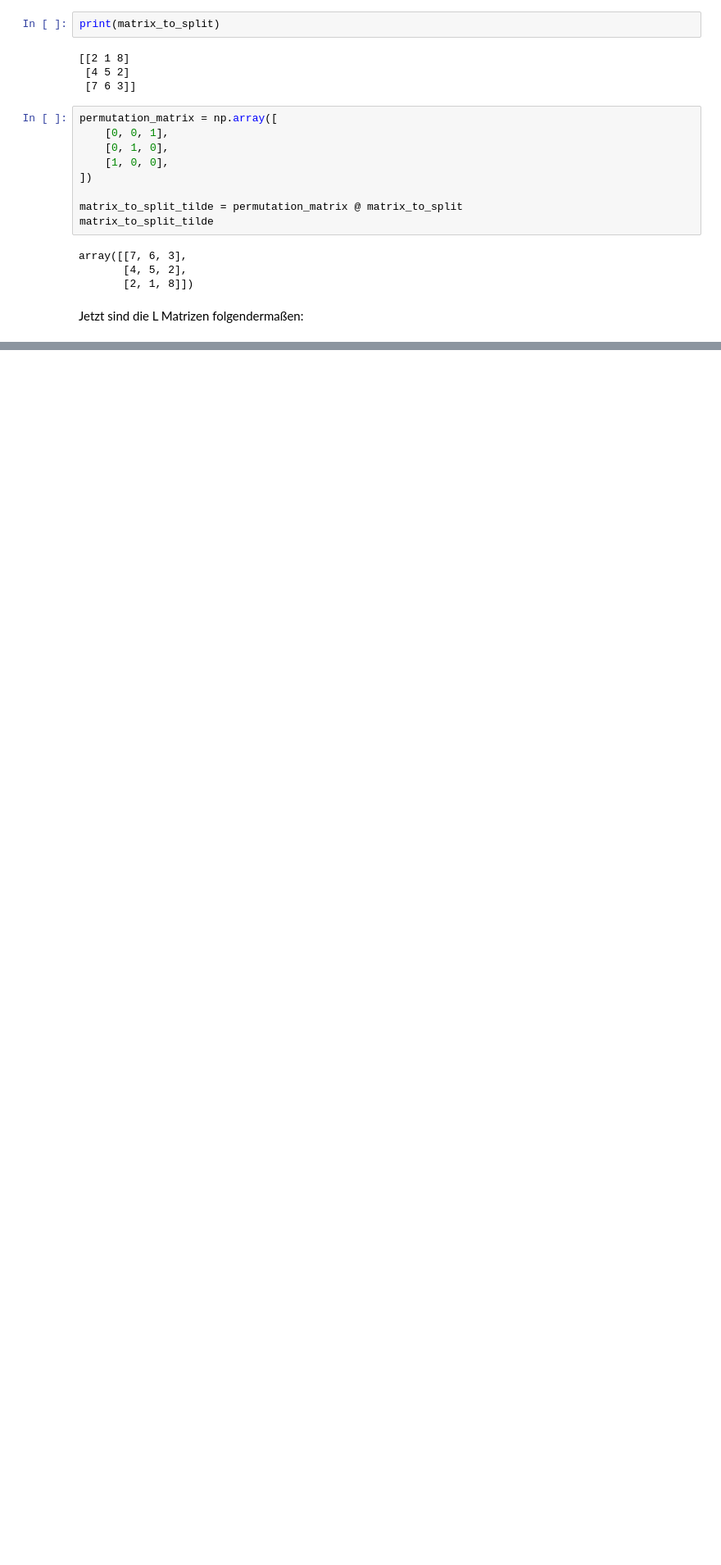
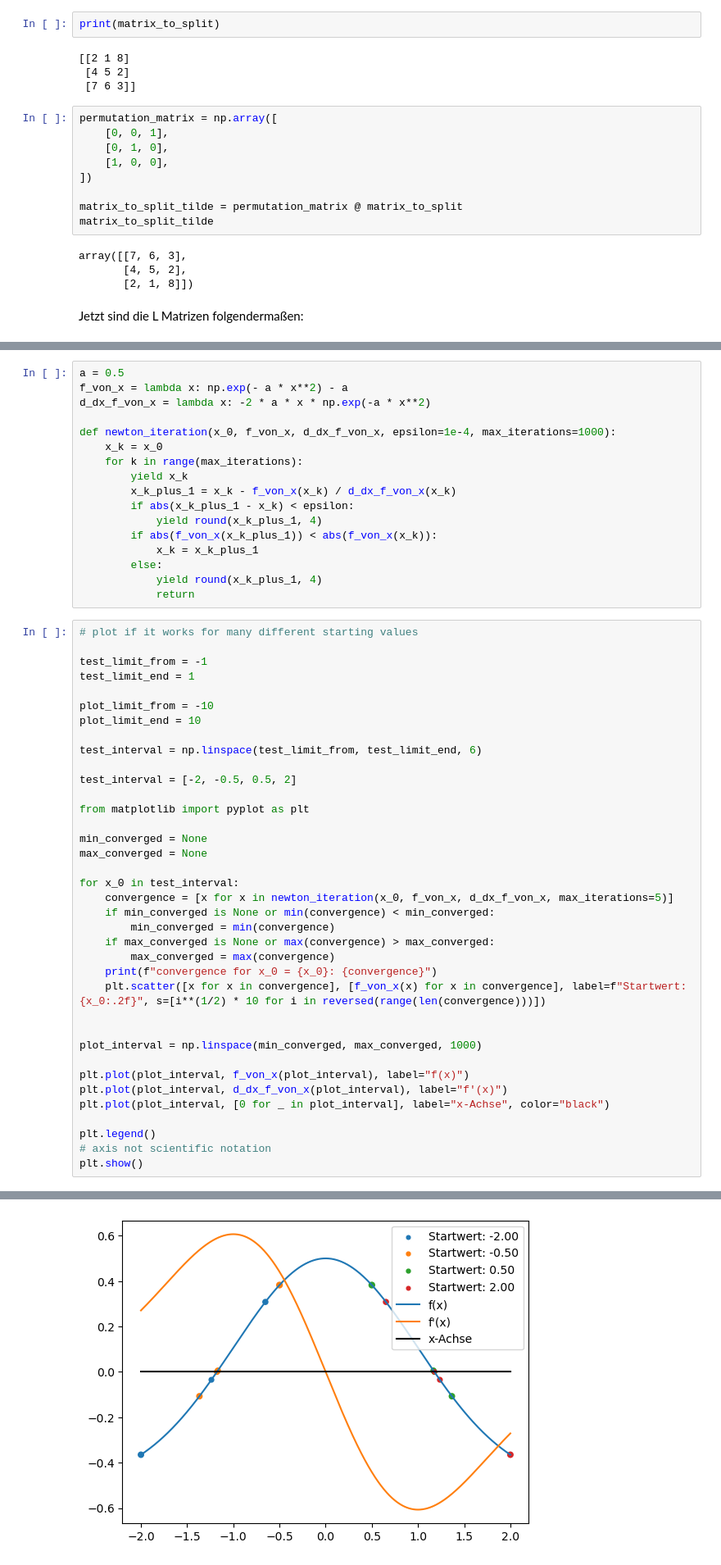
Before and after one commit to TimoWacke/Numerik, a Jupyter notebook: Uebung.ipynb, the cells around one changed output, grey strips where cells are left out. Shown at 82% size. Cells and saved outputs as stored; diff of their text form; blank space fills up the shorter version.

```diff
--- a/Uebung.ipynb
+++ b/Uebung.ipynb
@@ -1132,0 +1231,55 @@ print(matrix_to_split_2)
+# %%
+a = 0.5
+f_von_x = lambda x: np.exp(- a * x**2) - a
+d_dx_f_von_x = lambda x: -2 * a * x * np.exp(-a * x**2)
+
+def newton_iteration(x_0, f_von_x, d_dx_f_von_x, epsilon=1e-4, max_iterations=1000):
+    x_k = x_0
+    for k in range(max_iterations):
+        yield x_k
+        x_k_plus_1 = x_k - f_von_x(x_k) / d_dx_f_von_x(x_k)
+        if abs(x_k_plus_1 - x_k) < epsilon:
+            yield round(x_k_plus_1, 4)
+        if abs(f_von_x(x_k_plus_1)) < abs(f_von_x(x_k)):
+            x_k = x_k_plus_1
+        else:
+            yield round(x_k_plus_1, 4)
+            return
+# %%
+# plot if it works for many different starting values
+
+test_limit_from = -1
+test_limit_end = 1
+
+plot_limit_from = -10
+plot_limit_end = 10
+
+test_interval = np.linspace(test_limit_from, test_limit_end, 6)
+
+test_interval = [-2, -0.5, 0.5, 2]
+
+from matplotlib import pyplot as plt
+
+min_converged = None
+max_converged = None
+
+for x_0 in test_interval:
+    convergence = [x for x in newton_iteration(x_0, f_von_x, d_dx_f_von_x, max_iterations=5)]
+    if min_converged is None or min(convergence) < min_converged:
+        min_converged = min(convergence)
+    if max_converged is None or max(convergence) > max_converged:
+        max_converged = max(convergence)
+    print(f"convergence for x_0 = {x_0}: {convergence}")
+    plt.scatter([x for x in convergence], [f_von_x(x) for x in convergence], label=f"Startwert: {x_0:.2f}", s=[i**(1/2) * 10 for i in reversed(range(len(convergence)))])
+
+
+plot_interval = np.linspace(min_converged, max_converged, 1000)
+
+plt.plot(plot_interval, f_von_x(plot_interval), label="f(x)")
+plt.plot(plot_interval, d_dx_f_von_x(plot_interval), label="f'(x)")
+plt.plot(plot_interval, [0 for _ in plot_interval], label="x-Achse", color="black")
+
+plt.legend()
+# axis not scientific notation
+plt.show()
+# %% [output]
@@ -1132,0 +1290 @@ print(matrix_to_split_2)
+[figure, added]
```
Also changed, not shown: parts of 30 cells of this notebook.
